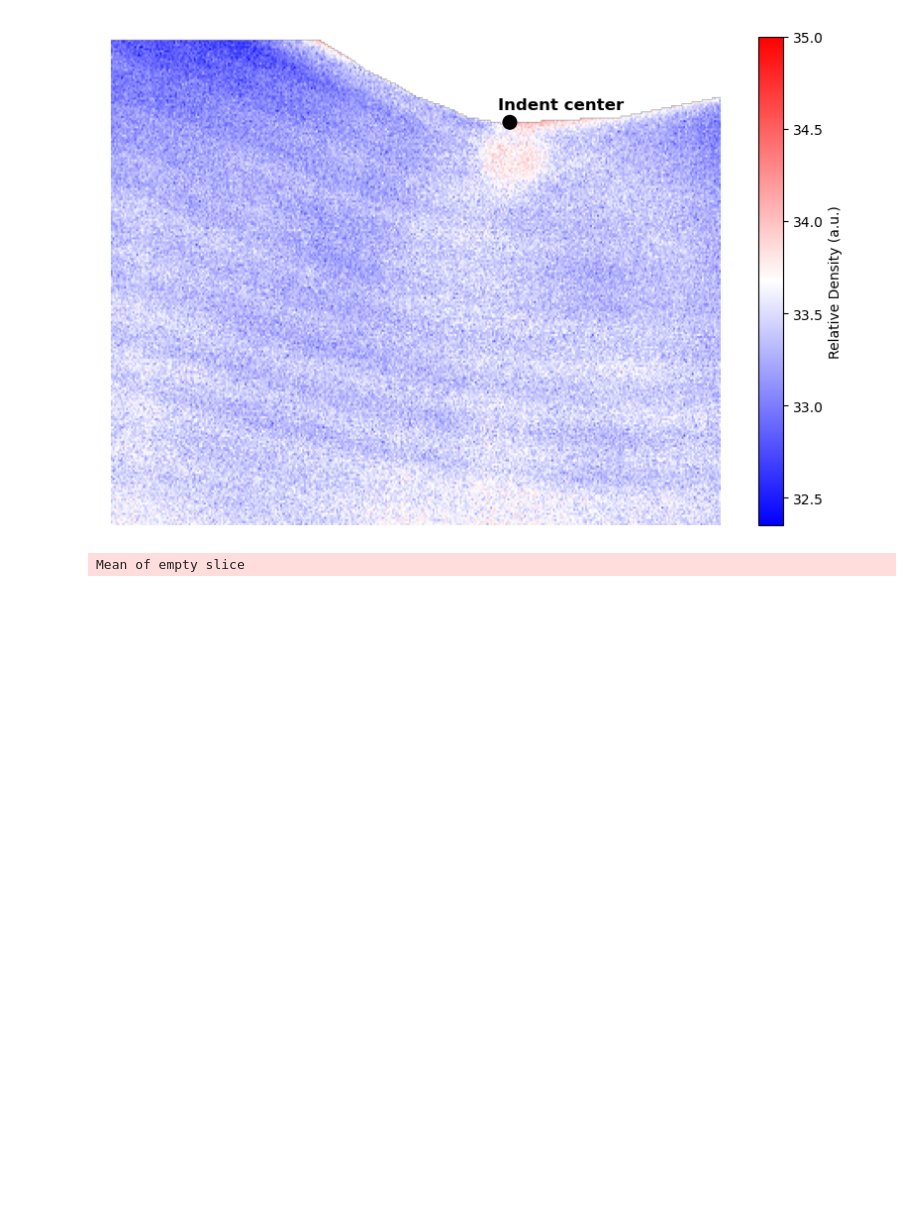
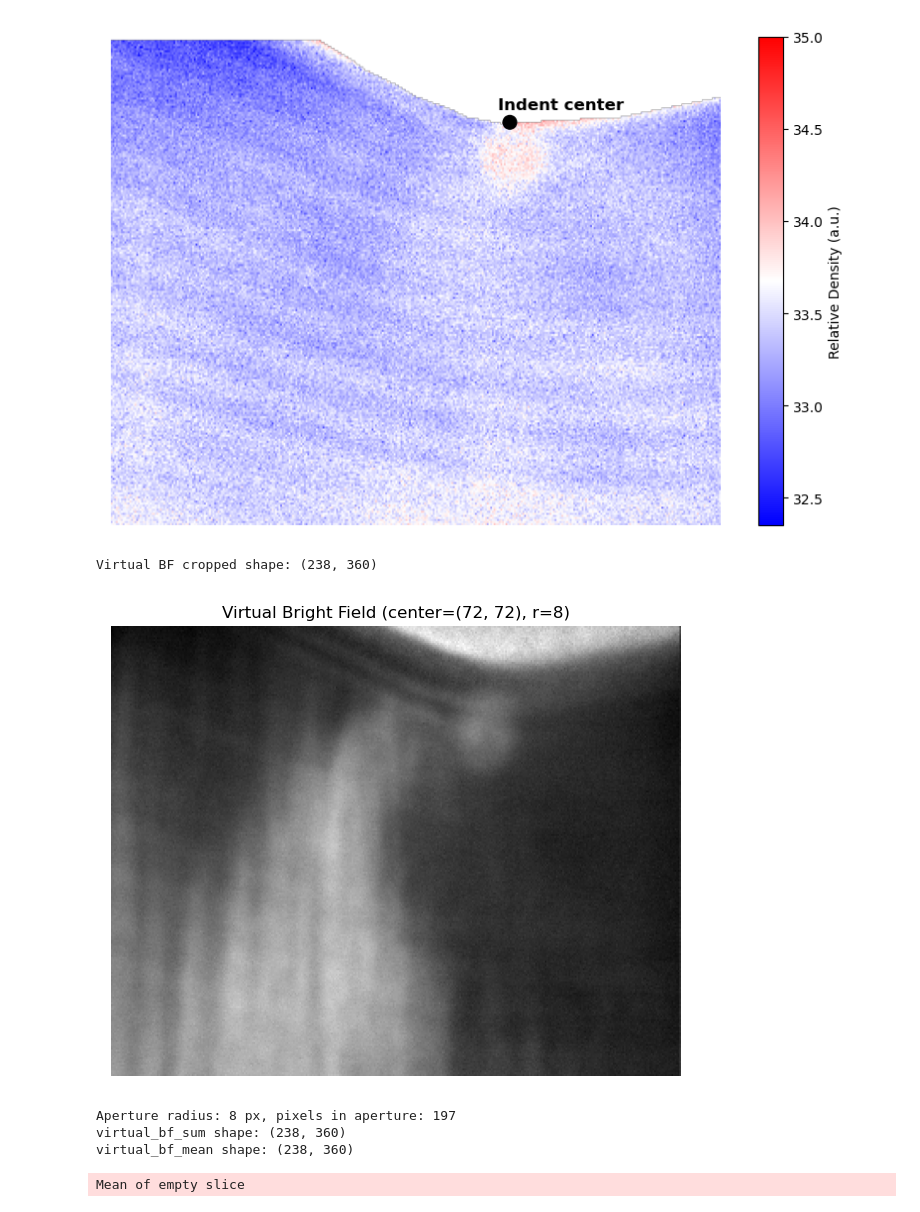
Before and after one commit to vivekdev-empa/nanolam_tantala_silica, a Jupyter notebook: Density_map_4nm.ipynb, the cells around one changed output. Drawn from its saved outputs; the diff is of its cells as text; code cells hidden in the pictures; blank space fills up the shorter version.

```diff
--- a/Density_map_4nm.ipynb
+++ b/Density_map_4nm.ipynb
@@ -245,6 +245,49 @@ plt.show()
 # %% [output]
 This figure includes Axes that are not compatible with tight_layout, so results might be incorrect.
 [figure]
+# %%
+# Virtual bright field (VBF) image via circular aperture at diffraction center
+aperture_center = (72, 72)   # (row, col)
+aperture_radius = 8          # pixels; adjust as needed
+
+h_dp, w_dp = data.shape[2], data.shape[3]
+yy_dp, xx_dp = np.indices((h_dp, w_dp))
+aperture_mask = ((yy_dp - aperture_center[0])**2 + (xx_dp - aperture_center[1])**2) <= aperture_radius**2
+aperture_pixels = aperture_mask.sum()
+
+# Vectorized summation without large temporary arrays
+dp_flat = data.reshape(-1, h_dp * w_dp)
+vbf_sum_flat = dp_flat[:, aperture_mask.ravel()].sum(axis=1)
+vbf_mean_flat = vbf_sum_flat / aperture_pixels
+
+virtual_bf_sum = vbf_sum_flat.reshape(data.shape[0], data.shape[1])
+virtual_bf_mean = vbf_mean_flat.reshape(data.shape[0], data.shape[1])
+# Crop bottom region (matches density_cropped)
+if pixels_to_crop > 0:
+    virtual_bf_sum_full = virtual_bf_sum
+    virtual_bf_mean_full = virtual_bf_mean
+    virtual_bf_sum = virtual_bf_sum_full[:-pixels_to_crop, :]
+    virtual_bf_mean = virtual_bf_mean_full[:-pixels_to_crop, :]
+print('Virtual BF cropped shape:', virtual_bf_mean.shape)
+# Plot mean-intensity virtual bright field map
+fig_vbf, ax_vbf = plt.subplots(figsize=(6,5))
+im_vbf = ax_vbf.imshow(virtual_bf_mean, cmap='gray', aspect='auto')
+ax_vbf.set_title(f'Virtual Bright Field (center={aperture_center}, r={aperture_radius})')
+ax_vbf.axis('off')
+#plt.colorbar(im_vbf, ax=ax_vbf, label='Mean Intensity (a.u.)')
+plt.tight_layout()
+plt.savefig(f'{output_dir}\\virtual_bright_field_r{aperture_radius}.png', dpi=300)
+plt.show()
+
+print(f'Aperture radius: {aperture_radius} px, pixels in aperture: {aperture_pixels}')
+print('virtual_bf_sum shape:', virtual_bf_sum.shape)
+print('virtual_bf_mean shape:', virtual_bf_mean.shape)
+# %% [output]
+Virtual BF cropped shape: (238, 360)
+[figure, added]
+Aperture radius: 8 px, pixels in aperture: 197
+virtual_bf_sum shape: (238, 360)
+virtual_bf_mean shape: (238, 360)
 # %%
 # Create line profile from (235, 25) to (235, 150) with width of 10 pixels
 # This is a vertical line at x=235
```
Also changed, not shown: parts of 6 cells of this notebook.
